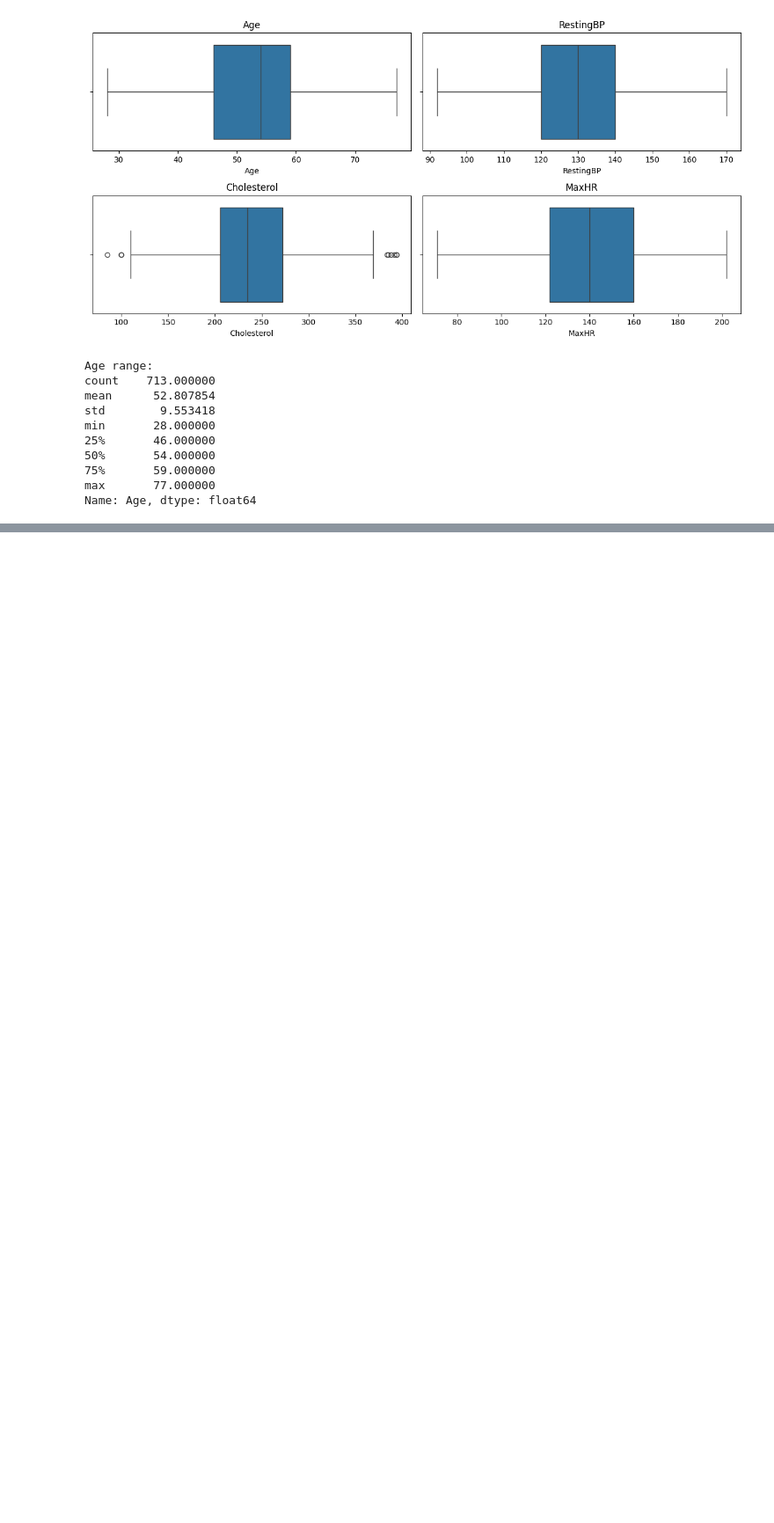
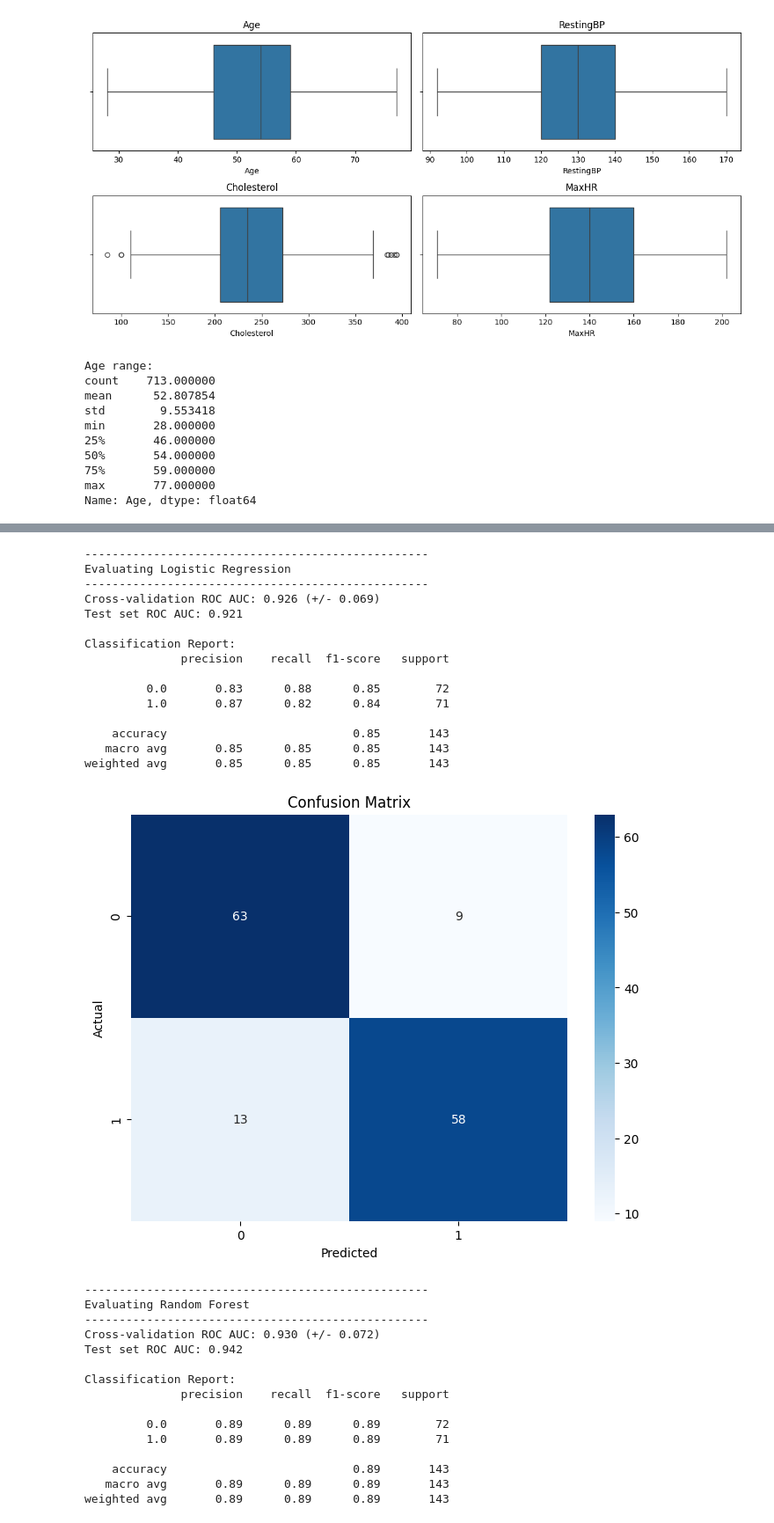
Before and after one commit to zizo155/Heart-Failure-Prediction-, a Jupyter notebook: heart_failure.ipynb, the cells around one changed output, grey strips where cells are left out. Shown at 88% size. Drawn from its saved outputs; the diff is of its cells as text; code cells hidden in the pictures; blank space fills up the shorter version.

```diff
--- a/heart_failure.ipynb
+++ b/heart_failure.ipynb
@@ -391,0 +420,64 @@ Final dataset shape: (713, 29)
+# %%
+# Confusion Matrix
+def evaluate_model(model, X, y, X_test, y_test):
+    # Cross-validation
+    cv_scores = cross_val_score(model, X, y, cv=5, scoring='roc_auc')
+
+    # Train on full training data
+    model.fit(X, y)
+
+    # Predictions
+    y_pred = model.predict(X_test)
+    y_pred_proba = model.predict_proba(X_test)[:, 1]
+
+    # Metrics
+    print(f"Cross-validation ROC AUC: {cv_scores.mean():.3f} (+/- {cv_scores.std() * 2:.3f})")
+    print(f"Test set ROC AUC: {roc_auc_score(y_test, y_pred_proba):.3f}")
+    print("\nClassification Report:")
+    print(classification_report(y_test, y_pred))
+
+    # Confusion Matrix
+    cm = confusion_matrix(y_test, y_pred)
+    plt.figure(figsize=(8, 6))
+    sns.heatmap(cm, annot=True, fmt='d', cmap='Blues')
+    plt.title(f'Confusion Matrix')
+    plt.ylabel('Actual')
+    plt.xlabel('Predicted')
+    plt.show()
+
+# Evaluate each model
+for name, model in models.items():  # Ensure this line is correctly indented
+    print(f"\n{'-'*50}\nEvaluating {name}\n{'-'*50}")  # This line should also be indented
+    evaluate_model(model, X_train_scaled, y_train, X_test_scaled, y_test)  # Ensure this line is also correctly indented
+# %% [output]
+--------------------------------------------------
+Evaluating Logistic Regression
+--------------------------------------------------
+Cross-validation ROC AUC: 0.926 (+/- 0.069)
+Test set ROC AUC: 0.921
+
+Classification Report:
+              precision    recall  f1-score   support
+
+         0.0       0.83      0.88      0.85        72
+         1.0       0.87      0.82      0.84        71
+
+    accuracy                           0.85       143
+   macro avg       0.85      0.85      0.85       143
+weighted avg       0.85      0.85      0.85       143
+[figure, added]
+--------------------------------------------------
+Evaluating Random Forest
+--------------------------------------------------
+Cross-validation ROC AUC: 0.930 (+/- 0.072)
+Test set ROC AUC: 0.942
+
+Classification Report:
+              precision    recall  f1-score   support
+
+         0.0       0.89      0.89      0.89        72
+         1.0       0.89      0.89      0.89        71
+
+    accuracy                           0.89       143
+   macro avg       0.89      0.89      0.89       143
+weighted avg       0.89      0.89      0.89       143
```
Also changed, not shown: parts of 9 cells of this notebook.
